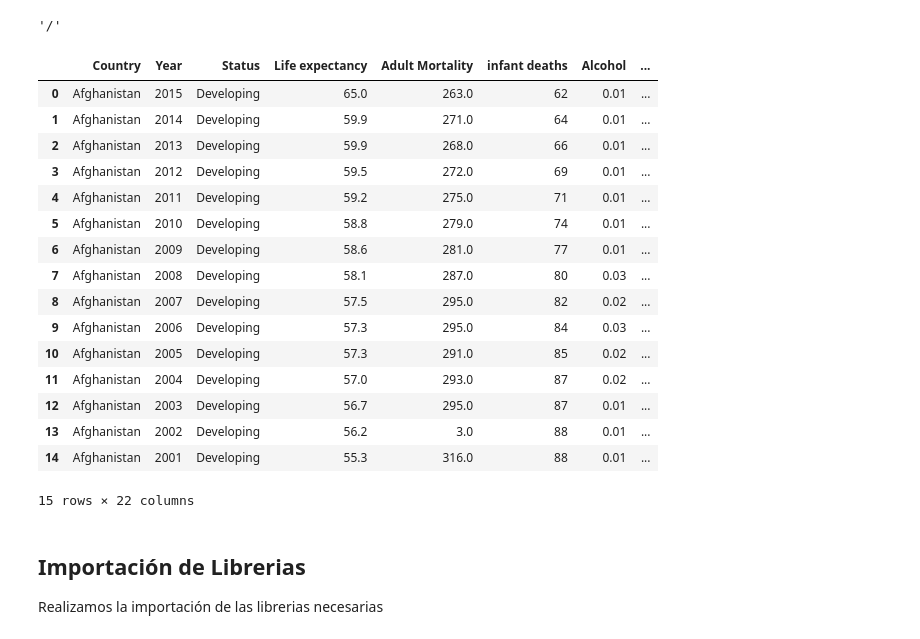
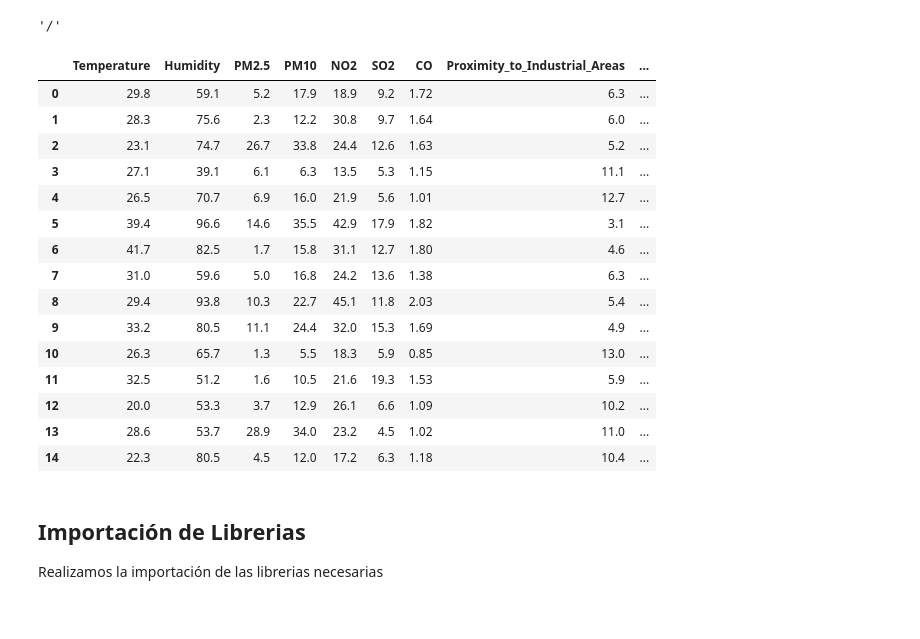
Before and after one commit to palberth/CienciaDatos-MASDI, a Jupyter notebook: Activida_8_ciencia_de_datos.ipynb, the cells around one changed output. Cells and saved outputs as stored; diff of their text form; code cells hidden in the pictures.

```diff
--- a/Activida_8_ciencia_de_datos.ipynb
+++ b/Activida_8_ciencia_de_datos.ipynb
@@ -29,30 +41,29 @@ dir_root
 # %%
 # Importamos la biblioteca pandas
 import pandas as pd
 
 # Cargar el dataset
-data = pd.read_csv("/content/Life Expectancy Data.csv", on_bad_lines='skip', encoding='latin-1')
+data = pd.read_csv("/content/updated_pollution_dataset.csv", on_bad_lines='skip', encoding='latin-1')
 
 # Mostramos las primeras 15 filas del dataset con sus encabezados
 data.head(15)
 # %% [output]
-|  | Country | Year | Status | Life expectancy | Adult Mortality | infant deaths | Alcohol | ... |
-| 0 | Afghanistan | 2015 | Developing | 65.0 | 263.0 | 62 | 0.01 | ... |
-| 1 | Afghanistan | 2014 | Developing | 59.9 | 271.0 | 64 | 0.01 | ... |
-| 2 | Afghanistan | 2013 | Developing | 59.9 | 268.0 | 66 | 0.01 | ... |
-| 3 | Afghanistan | 2012 | Developing | 59.5 | 272.0 | 69 | 0.01 | ... |
-| 4 | Afghanistan | 2011 | Developing | 59.2 | 275.0 | 71 | 0.01 | ... |
-| 5 | Afghanistan | 2010 | Developing | 58.8 | 279.0 | 74 | 0.01 | ... |
-| 6 | Afghanistan | 2009 | Developing | 58.6 | 281.0 | 77 | 0.01 | ... |
-| 7 | Afghanistan | 2008 | Developing | 58.1 | 287.0 | 80 | 0.03 | ... |
-| 8 | Afghanistan | 2007 | Developing | 57.5 | 295.0 | 82 | 0.02 | ... |
-| 9 | Afghanistan | 2006 | Developing | 57.3 | 295.0 | 84 | 0.03 | ... |
-| 10 | Afghanistan | 2005 | Developing | 57.3 | 291.0 | 85 | 0.02 | ... |
-| 11 | Afghanistan | 2004 | Developing | 57.0 | 293.0 | 87 | 0.02 | ... |
-| 12 | Afghanistan | 2003 | Developing | 56.7 | 295.0 | 87 | 0.01 | ... |
-| 13 | Afghanistan | 2002 | Developing | 56.2 | 3.0 | 88 | 0.01 | ... |
-| 14 | Afghanistan | 2001 | Developing | 55.3 | 316.0 | 88 | 0.01 | ... |
+|  | Temperature | Humidity | PM2.5 | PM10 | NO2 | SO2 | CO | Proximity_to_Industrial_Areas | ... |
+| 0 | 29.8 | 59.1 | 5.2 | 17.9 | 18.9 | 9.2 | 1.72 | 6.3 | ... |
+| 1 | 28.3 | 75.6 | 2.3 | 12.2 | 30.8 | 9.7 | 1.64 | 6.0 | ... |
+| 2 | 23.1 | 74.7 | 26.7 | 33.8 | 24.4 | 12.6 | 1.63 | 5.2 | ... |
+| 3 | 27.1 | 39.1 | 6.1 | 6.3 | 13.5 | 5.3 | 1.15 | 11.1 | ... |
+| 4 | 26.5 | 70.7 | 6.9 | 16.0 | 21.9 | 5.6 | 1.01 | 12.7 | ... |
+| 5 | 39.4 | 96.6 | 14.6 | 35.5 | 42.9 | 17.9 | 1.82 | 3.1 | ... |
+| 6 | 41.7 | 82.5 | 1.7 | 15.8 | 31.1 | 12.7 | 1.80 | 4.6 | ... |
+| 7 | 31.0 | 59.6 | 5.0 | 16.8 | 24.2 | 13.6 | 1.38 | 6.3 | ... |
+| 8 | 29.4 | 93.8 | 10.3 | 22.7 | 45.1 | 11.8 | 2.03 | 5.4 | ... |
+| 9 | 33.2 | 80.5 | 11.1 | 24.4 | 32.0 | 15.3 | 1.69 | 4.9 | ... |
+| 10 | 26.3 | 65.7 | 1.3 | 5.5 | 18.3 | 5.9 | 0.85 | 13.0 | ... |
+| 11 | 32.5 | 51.2 | 1.6 | 10.5 | 21.6 | 19.3 | 1.53 | 5.9 | ... |
+| 12 | 20.0 | 53.3 | 3.7 | 12.9 | 26.1 | 6.6 | 1.09 | 10.2 | ... |
+| 13 | 28.6 | 53.7 | 28.9 | 34.0 | 23.2 | 4.5 | 1.02 | 11.0 | ... |
+| 14 | 22.3 | 80.5 | 4.5 | 12.0 | 17.2 | 6.3 | 1.18 | 10.4 | ... |
-15 rows × 22 columns
 # %% [markdown]
 ## Importación de Librerias
 Realizamos la importación de las librerias necesarias
```
Also changed, not shown: parts of 15 cells of this notebook.
